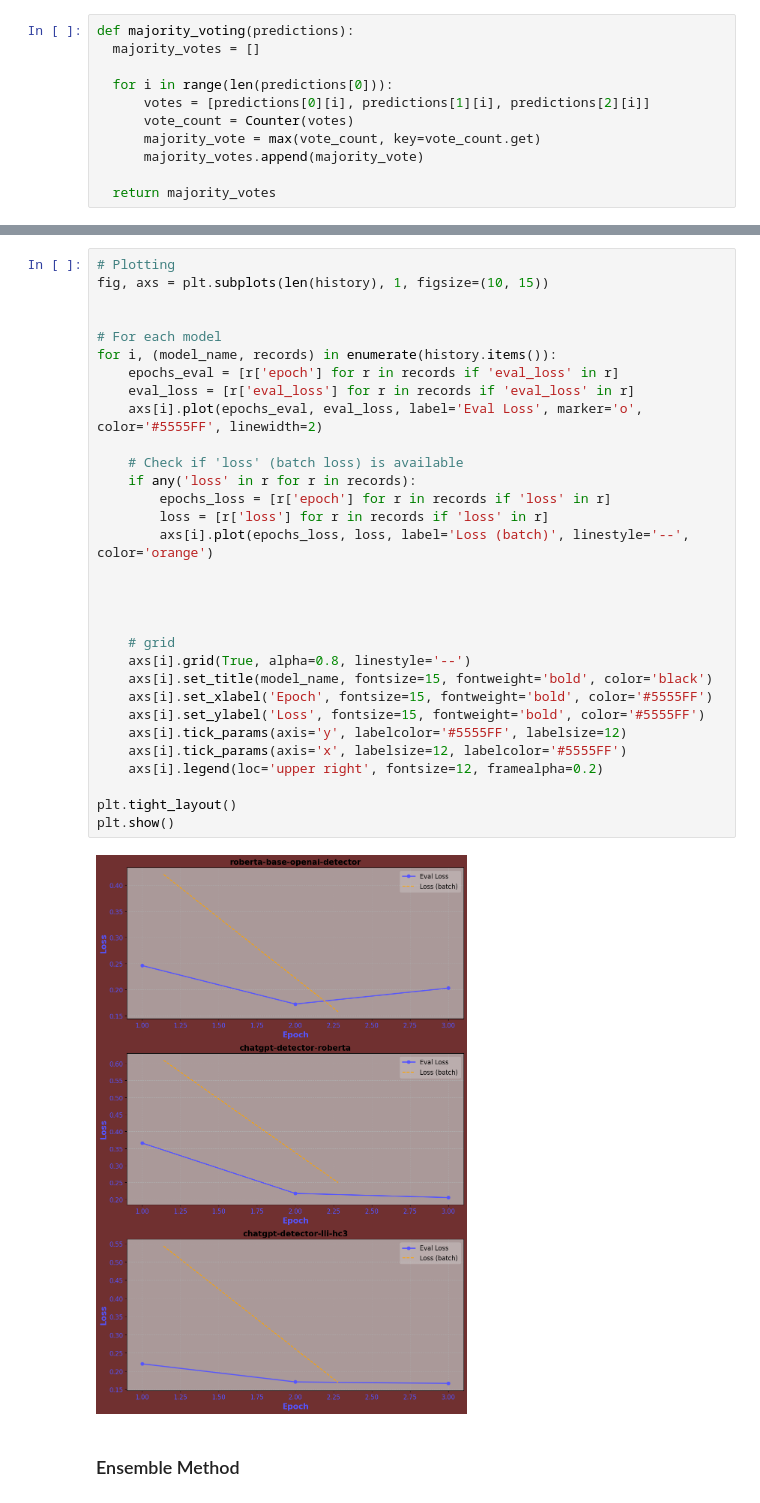
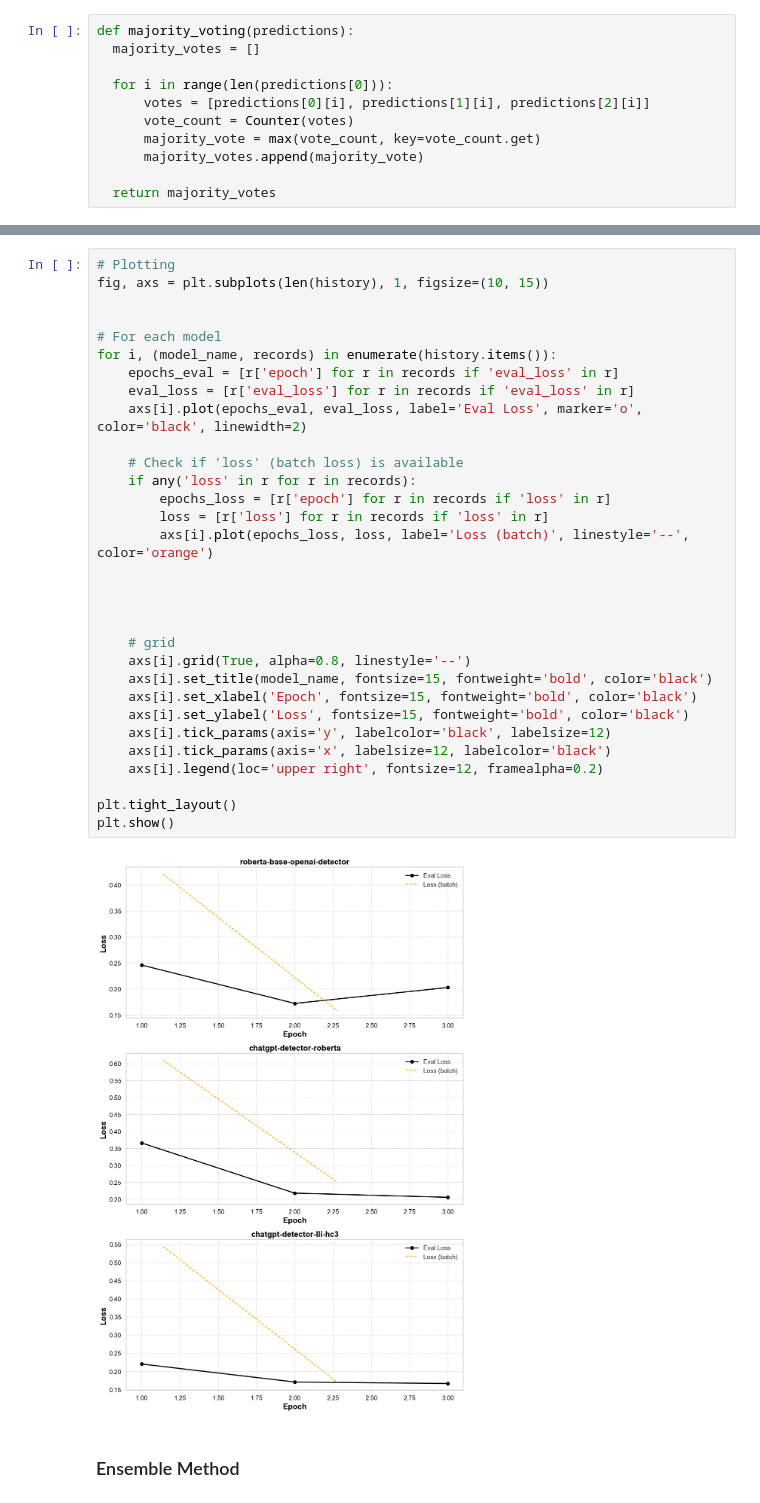
Before and after one commit to rusenbb/GPT-Detector, a Jupyter notebook: main.ipynb, the cells around one changed output, grey strips where cells are left out. Drawn from its saved outputs; the diff is of its cells as text.

Commit message:
Ran the notebook to see the effect of change in plotting

```diff
--- a/main.ipynb
+++ b/main.ipynb
@@ -341,36 +334,36 @@ F1-score: 93.03%
 # %%
 # Plotting
 fig, axs = plt.subplots(len(history), 1, figsize=(10, 15))
 
 
 # For each model
 for i, (model_name, records) in enumerate(history.items()):
     epochs_eval = [r['epoch'] for r in records if 'eval_loss' in r]
     eval_loss = [r['eval_loss'] for r in records if 'eval_loss' in r]
-    axs[i].plot(epochs_eval, eval_loss, label='Eval Loss', marker='o', color='#5555FF', linewidth=2)
+    axs[i].plot(epochs_eval, eval_loss, label='Eval Loss', marker='o', color='black', linewidth=2)
 
     # Check if 'loss' (batch loss) is available
     if any('loss' in r for r in records):
         epochs_loss = [r['epoch'] for r in records if 'loss' in r]
         loss = [r['loss'] for r in records if 'loss' in r]
         axs[i].plot(epochs_loss, loss, label='Loss (batch)', linestyle='--', color='orange')
 
 
 
 
     # grid
     axs[i].grid(True, alpha=0.8, linestyle='--')
     axs[i].set_title(model_name, fontsize=15, fontweight='bold', color='black')
-    axs[i].set_xlabel('Epoch', fontsize=15, fontweight='bold', color='#5555FF')
-    axs[i].set_ylabel('Loss', fontsize=15, fontweight='bold', color='#5555FF')
-    axs[i].tick_params(axis='y', labelcolor='#5555FF', labelsize=12)
-    axs[i].tick_params(axis='x', labelsize=12, labelcolor='#5555FF')
+    axs[i].set_xlabel('Epoch', fontsize=15, fontweight='bold', color='black')
+    axs[i].set_ylabel('Loss', fontsize=15, fontweight='bold', color='black')
+    axs[i].tick_params(axis='y', labelcolor='black', labelsize=12)
+    axs[i].tick_params(axis='x', labelsize=12, labelcolor='black')
     axs[i].legend(loc='upper right', fontsize=12, framealpha=0.2)
 
 plt.tight_layout()
 plt.show()
 # %% [output]
-[figure, old version]
+[figure, new version]
 # %% [markdown]
 ### Ensemble Method
 # %%
```
Also changed, not shown: parts of 5 cells of this notebook.
